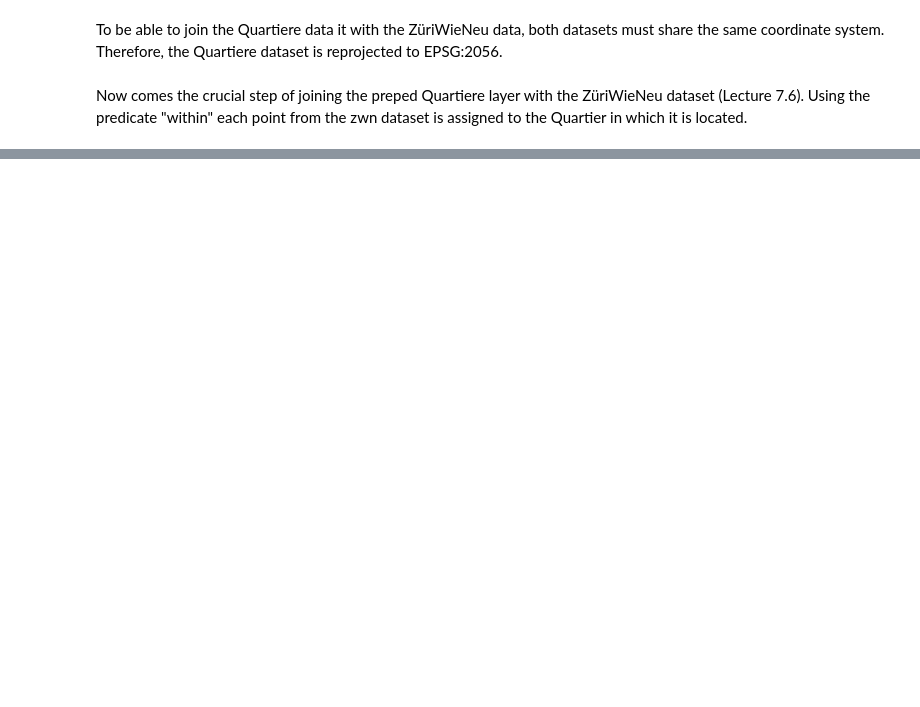
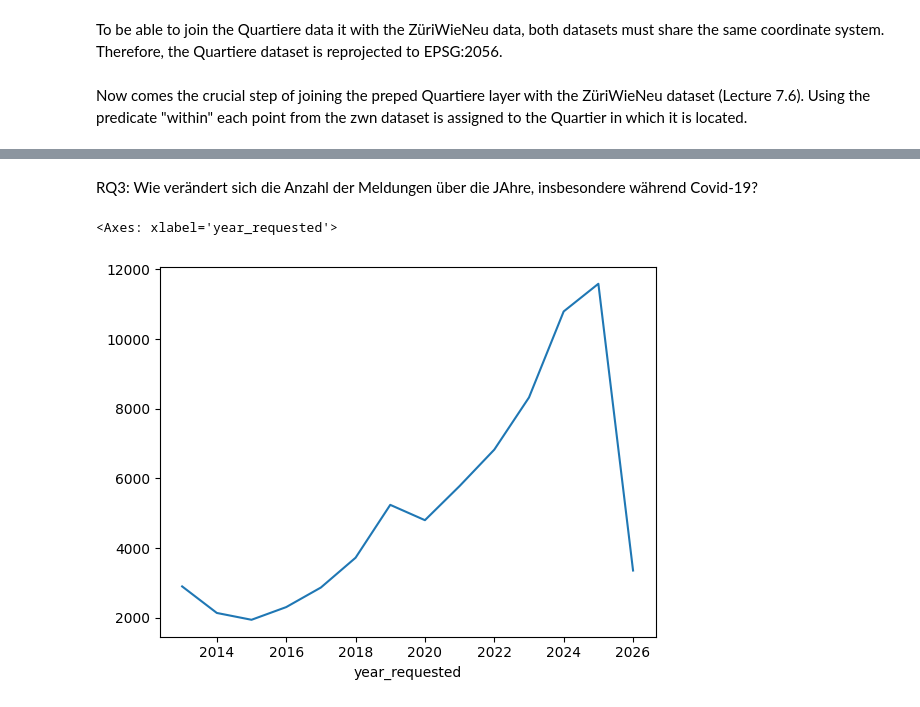
Before and after one commit to denikessi1/Project-SDS210, a Jupyter notebook: notebooks/read_data.ipynb, the cells around one changed output, grey strips where cells are left out. Saved outputs shown, nothing was run; the diff lists cells and outputs as text; code cells hidden in the pictures; blank space fills up the shorter version.

```diff
--- a/notebooks/read_data.ipynb
+++ b/notebooks/read_data.ipynb
@@ -46,0 +127,8 @@ zwn_quertiere_joined = gpd.sjoin(zwn_gdf, quartiere, predicate="within")
+# %% [markdown]
+RQ3: Wie verändert sich die Anzahl der Meldungen über die JAhre, insbesondere während Covid-19?
+# %%
+reports_over_year = (zwn_quertiere_joined.groupby("year_requested").size())
+reports_over_year.plot.line(x="year_requested", y="report_counts", color=None)
+# %% [output]
+<Axes: xlabel='year_requested'>
+[figure, added]
```
Also changed, not shown: parts of 17 cells of this notebook, 1 other file.
